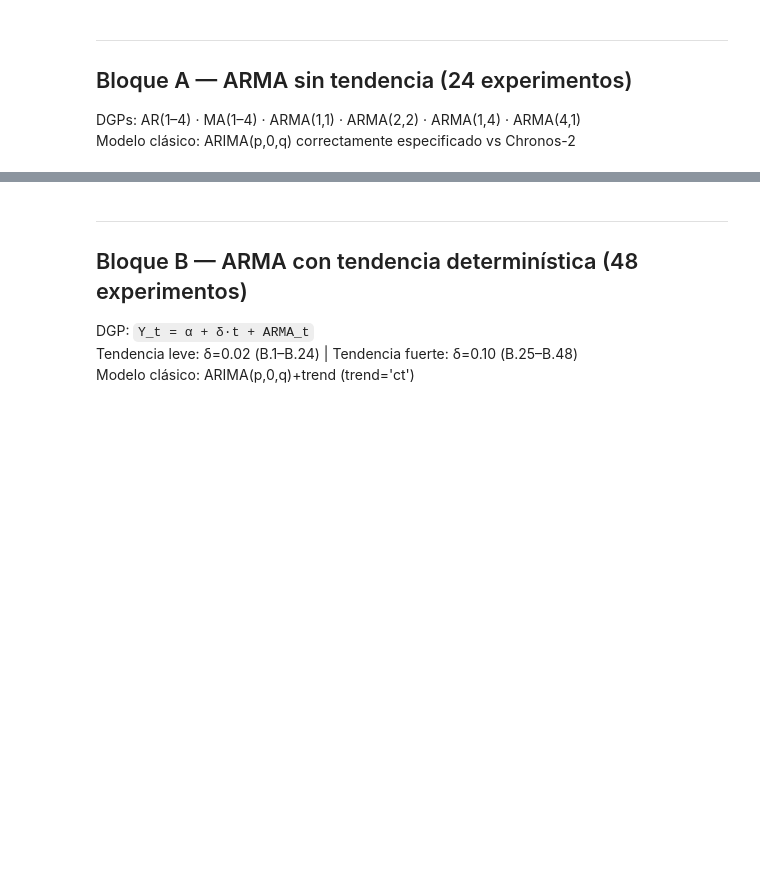
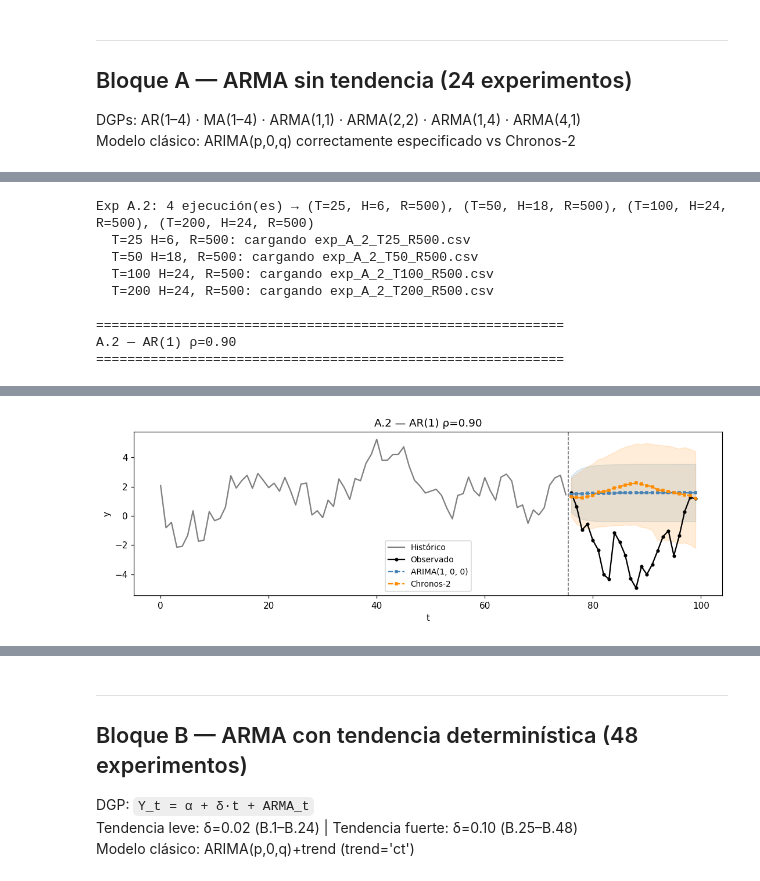
Before and after one commit to DavidGuzzi/MECTESIS, a Jupyter notebook: notebooks/experimentos_univariados_v3.ipynb, the cells around one changed output, grey strips where cells are left out. Cells and saved outputs as stored; diff of their text form; code cells hidden in the pictures; blank space fills up the shorter version.

```diff
--- a/notebooks/experimentos_univariados_v3.ipynb
+++ b/notebooks/experimentos_univariados_v3.ipynb
@@ -399,0 +243,18 @@ plot_metrics_v3(res, title="A.24 — ARMA(4,1) ρ=0.90")
+# %%
+# A.2 — AR(1) ρ=0.90
+cl  = ARIMAModel((1, 0, 0))
+dgp = ARpDGP(phis=[0.9], sigma=1.0, seed=SEED)
+res = run_exp(dgp, lambda T, _cl=cl: [_cl, chronos], {}, exp_id="A.2")
+print(f"\n============================================================\nA.2 — AR(1) ρ=0.90\n============================================================")
+build_grid_table(res, classical_name="ARIMA(1, 0, 0)")
+plot_simulation_v3(dgp, [cl, chronos], {}, title="A.2 — AR(1) ρ=0.90")
+# %% [output]
+Exp A.2: 4 ejecución(es) → (T=25, H=6, R=500), (T=50, H=18, R=500), (T=100, H=24, R=500), (T=200, H=24, R=500)
+  T=25 H=6, R=500: cargando exp_A_2_T25_R500.csv
+  T=50 H=18, R=500: cargando exp_A_2_T50_R500.csv
+  T=100 H=24, R=500: cargando exp_A_2_T100_R500.csv
+  T=200 H=24, R=500: cargando exp_A_2_T200_R500.csv
+
+============================================================
+A.2 — AR(1) ρ=0.90
+============================================================
@@ -399,0 +271 @@ plot_metrics_v3(res, title="A.24 — ARMA(4,1) ρ=0.90")
+[figure, added]
```
Also changed, not shown: parts of 172 cells of this notebook, 4 other files.
